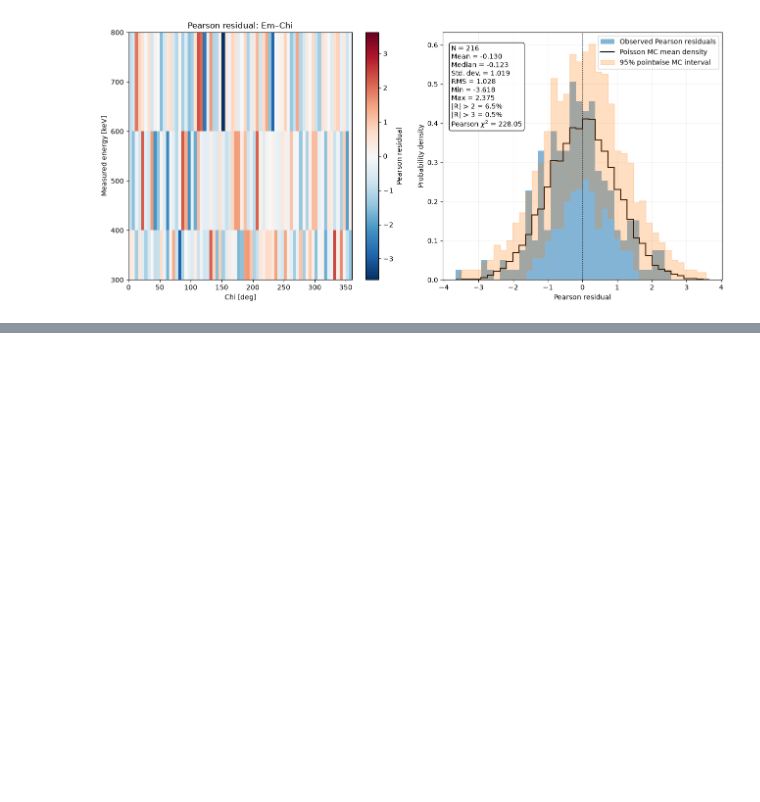
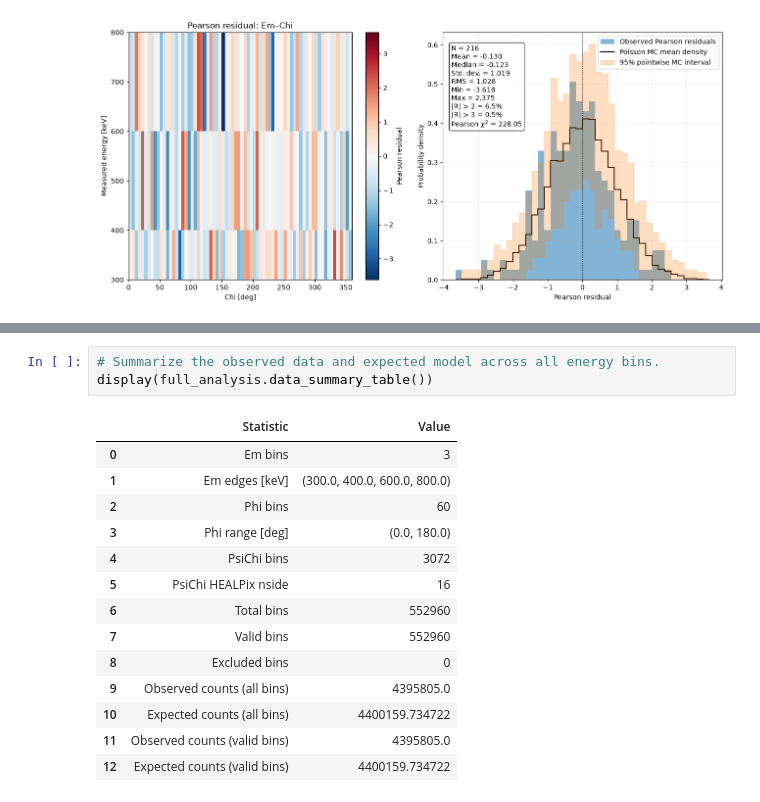
Before and after one commit to mquezada13/data-challenge-3-4-exploration, a Jupyter notebook: workflow/notebooks/09_multiple_energy_bins_residuals.ipynb, the cells around one changed output, grey strips where cells are left out. Saved outputs shown, nothing was run; the diff lists cells and outputs as text; blank space fills up the shorter version.

```diff
--- a/workflow/notebooks/09_multiple_energy_bins_residuals.ipynb
+++ b/workflow/notebooks/09_multiple_energy_bins_residuals.ipynb
@@ -791,0 +289,18 @@ Passing Pearson-only options to raw or fractional plots raises `ValueError`. `en
+# %%
+# Summarize the observed data and expected model across all energy bins.
+display(full_analysis.data_summary_table())
+# %% [output]
+|  | Statistic | Value |
+| 0 | Em bins | 3 |
+| 1 | Em edges [keV] | (300.0, 400.0, 600.0, 800.0) |
+| 2 | Phi bins | 60 |
+| 3 | Phi range [deg] | (0.0, 180.0) |
+| 4 | PsiChi bins | 3072 |
+| 5 | PsiChi HEALPix nside | 16 |
+| 6 | Total bins | 552960 |
+| 7 | Valid bins | 552960 |
+| 8 | Excluded bins | 0 |
+| 9 | Observed counts (all bins) | 4395805.0 |
+| 10 | Expected counts (all bins) | 4400159.734722 |
+| 11 | Observed counts (valid bins) | 4395805.0 |
+| 12 | Expected counts (valid bins) | 4400159.734722 |
```
Also changed, not shown: parts of 43 cells of this notebook, 11 other files.
